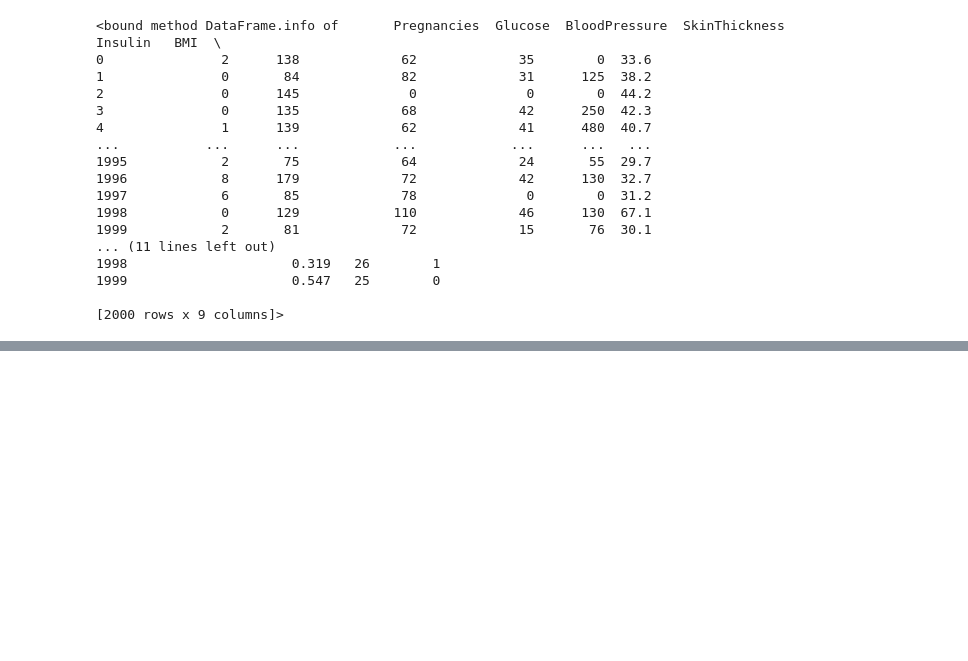
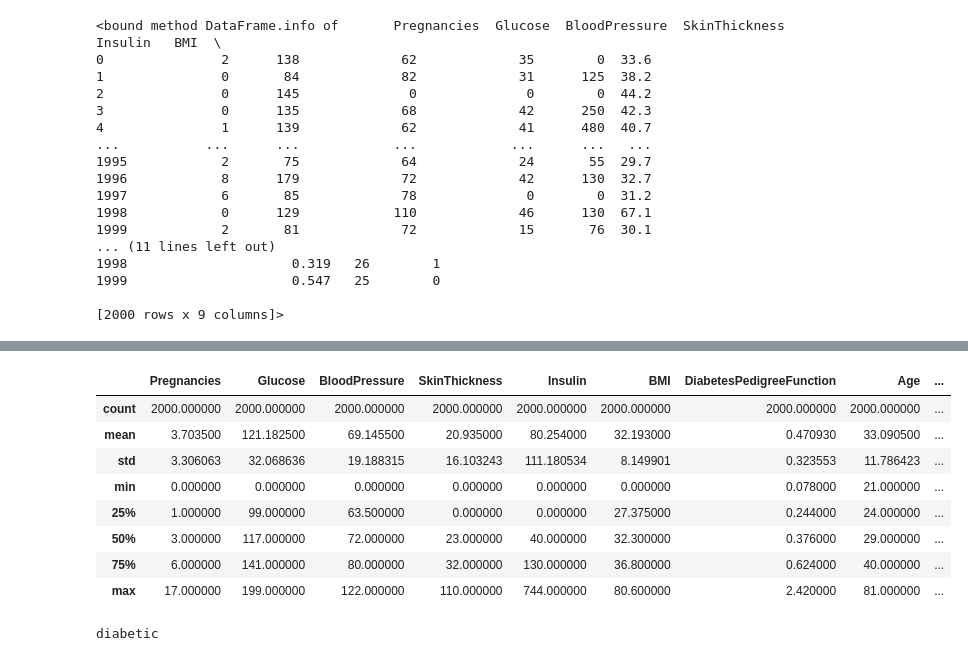
Before and after one commit to Zartashia-Masood/git_learning, a Jupyter notebook: data_handling.ipynb, the cells around one changed output, grey strips where cells are left out. Drawn from its saved outputs; the diff is of its cells as text; code cells hidden in the pictures; blank space fills up the shorter version.

```diff
--- a/data_handling.ipynb
+++ b/data_handling.ipynb
@@ -93,0 +107,17 @@ df.info
+# %%
+df.describe()
+# %% [output]
+|  | Pregnancies | Glucose | BloodPressure | SkinThickness | Insulin | BMI | DiabetesPedigreeFunction | Age | ... |
+| count | 2000.000000 | 2000.000000 | 2000.000000 | 2000.000000 | 2000.000000 | 2000.000000 | 2000.000000 | 2000.000000 | ... |
+| mean | 3.703500 | 121.182500 | 69.145500 | 20.935000 | 80.254000 | 32.193000 | 0.470930 | 33.090500 | ... |
+| std | 3.306063 | 32.068636 | 19.188315 | 16.103243 | 111.180534 | 8.149901 | 0.323553 | 11.786423 | ... |
+| min | 0.000000 | 0.000000 | 0.000000 | 0.000000 | 0.000000 | 0.000000 | 0.078000 | 21.000000 | ... |
+| 25% | 1.000000 | 99.000000 | 63.500000 | 0.000000 | 0.000000 | 27.375000 | 0.244000 | 24.000000 | ... |
+| 50% | 3.000000 | 117.000000 | 72.000000 | 23.000000 | 40.000000 | 32.300000 | 0.376000 | 29.000000 | ... |
+| 75% | 6.000000 | 141.000000 | 80.000000 | 32.000000 | 130.000000 | 36.800000 | 0.624000 | 40.000000 | ... |
+| max | 17.000000 | 199.000000 | 122.000000 | 110.000000 | 744.000000 | 80.600000 | 2.420000 | 81.000000 | ... |
+# %%
+df.name="diabetic"
+print(df.name)
+# %% [output]
+diabetic
```
Also changed, not shown: parts of 4 cells of this notebook, 1 other file.
